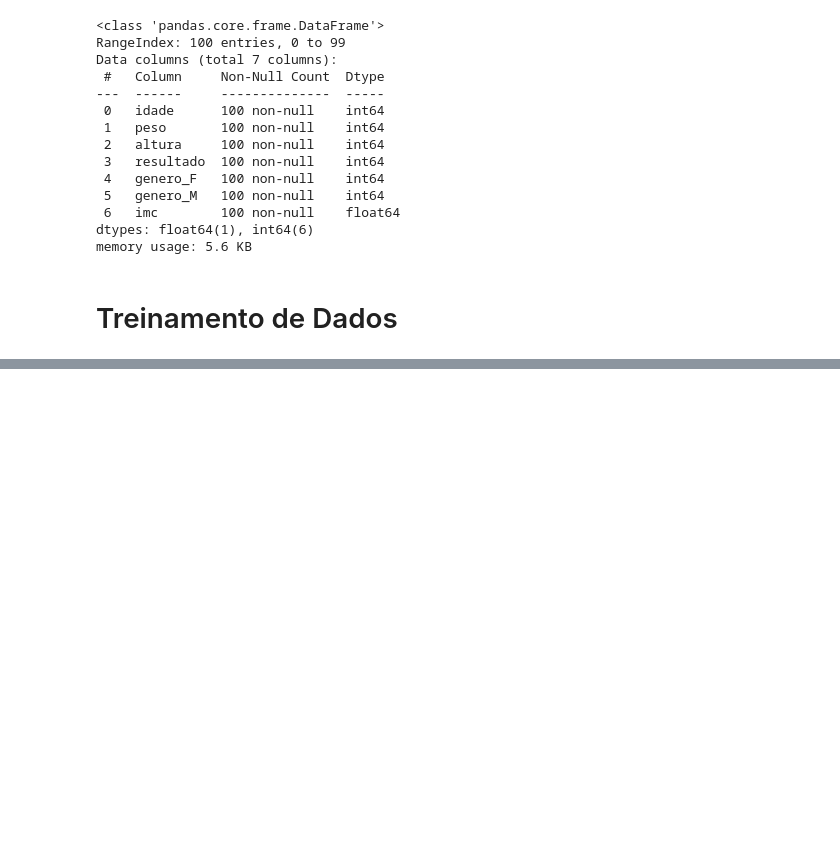
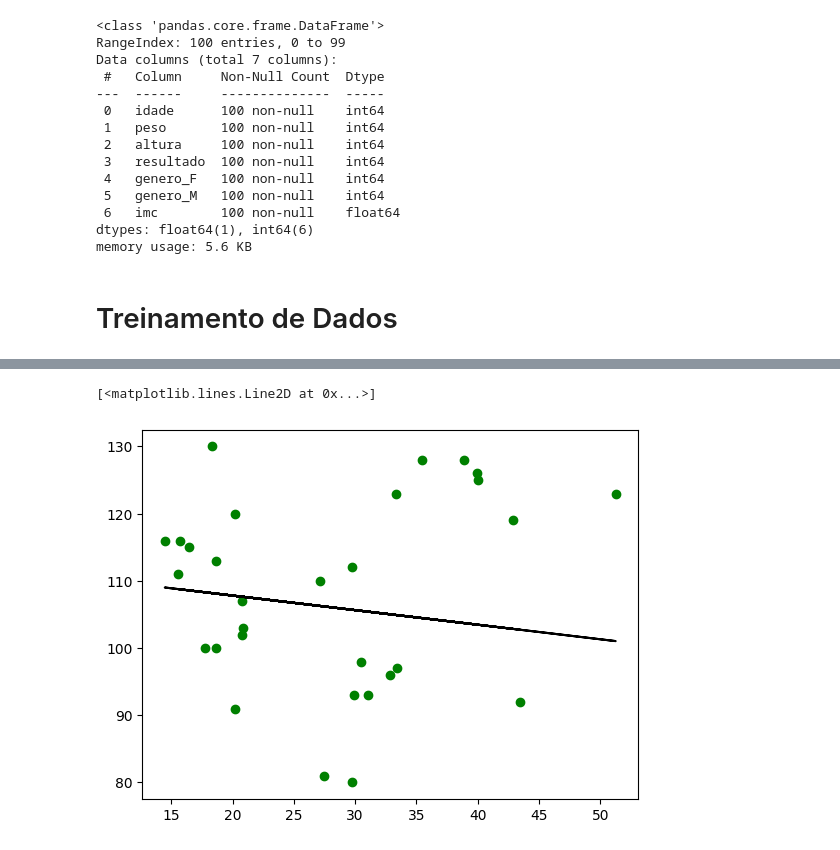
Before and after one commit to maryane-castro/data-science-rocketseat, a Jupyter notebook: Stage-3/modelo_diabetes.ipynb, the cells around one changed output, grey strips where cells are left out. Drawn from its saved outputs; the diff is of its cells as text; code cells hidden in the pictures; blank space fills up the shorter version.

```diff
--- a/Stage-3/modelo_diabetes.ipynb
+++ b/Stage-3/modelo_diabetes.ipynb
@@ -162,0 +237,5 @@ sns.regplot(data=df_regressao, x='tempo_casa', y='salario')
+# %%
+model_2 = LinearRegression().fit(X_train, y_train)
+
+y_pred = model_2.predict(X_teste)
+y_pred
@@ -162,0 +276,8 @@ sns.regplot(data=df_regressao, x='tempo_casa', y='salario')
+# %%
+# mostrar foi calculada - com reta
+
+plt.scatter(X_teste, y_teste, color='g')
+plt.plot(X_teste, y_pred, color='k')
+# %% [output]
+[<matplotlib.lines.Line2D at 0x...>]
+[figure, added]
```
Also changed, not shown: parts of 23 cells of this notebook.
